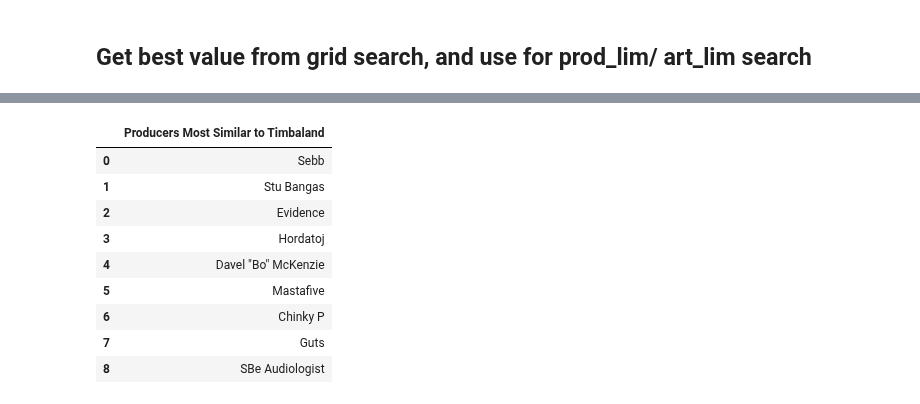
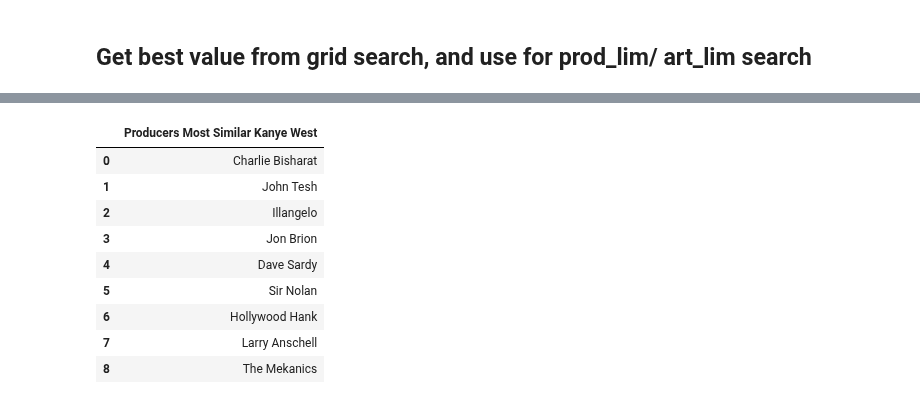
Before and after one commit to Jesse-Kerr/recordmender, a Jupyter notebook: model_present.ipynb, the cells around one changed output, grey strips where cells are left out. Saved outputs shown, nothing was run; the diff lists cells and outputs as text; code cells hidden in the pictures.

```diff
--- a/model_present.ipynb
+++ b/model_present.ipynb
@@ -33,5 +40,5 @@ df = clean_up_mongo_coll(db.main_redo)
 # %% [markdown]
 ## Turn df to utility matrix
 # %%
-user_art = turn_df_to_util_mat(
-    df, 'new_song_producer', 'sampled_artist')
+user_song = turn_df_to_util_mat(
+    df, 'new_song_producer', 'sampled_artist_song')
@@ -50,20 +68,20 @@ best_iters = 45
 # %%
-#Train model on entire dataset to examine its parameters
+# Train model for producer- sampled song utility matrix
 
 # filter so at least 6 samples per producer and at least 1 sample per artist.
-user_art1, _, user_inds_lim, item_inds_lim = filter_dataset_by_requisite_interactions(
-        user_art, user_art, 5, 0)
+user_song_filt, _, _, _ = filter_dataset_by_requisite_interactions(
+        user_song, user_song, 5, 0)
 
 #flip so that its item_user, so that the recommend method works
-artist_user = user_art1.T
+#song_user_filt = user_song_filt.T
 
 model = implicit.als.AlternatingLeastSquares(
         factors=best_factors, iterations=best_iters, regularization= best_lambda)
 
 # train the model on a sparse matrix of item/user/confidence weights
-sparse_art_user = csr_matrix(artist_user)
-model.fit(sparse_art_user)
+sparse_user_song_filt = csr_matrix(user_song_filt)
+model.fit(sparse_user_song_filt)
 
 # calculate predictions
 
-predictions_art_user = model.user_factors.dot(model.item_factors.T).T
+predictions_user_song = model.item_factors.dot(model.user_factors.T)
@@ -70,25 +170,27 @@ predictions_art_user = model.user_factors.dot(model.item_factors.T).T
 # %%
-def get_similar_to_prod(user, n_similar, model, artist_user):
+def get_similar_to_prod(user, n_similar, model, user_item):
 
     # Get index of user
-    index_of_user = artist_user.columns.get_loc(user)
+    index_of_user = user_item.index.get_loc(user)
 
-    similar_users = model.similar_users(index_of_user, N= n_similar)
+    similar_users = model.similar_items(index_of_user, N= n_similar)
 
     similar_user_inds = [sim[0] for sim in similar_users]
 
-    return [artist_user.columns[n] for n in similar_user_inds]
+    return [user_item.index[n] for n in similar_user_inds]
 # %%
-pd.DataFrame(get_similar_to_prod("The Alchemist", 10, model, artist_user)[1:],
-             columns = ['Producers Most Similar to Timbaland'])
+prod = "Kanye West"
+
+pd.DataFrame(get_similar_to_prod(prod, 10, model, user_song_filt)[1:],
+             columns = ['Producers Most Similar {}'.format(prod)])
 # %% [output]
-|  | Producers Most Similar to Timbaland |
-| 0 | Sebb |
-| 1 | Stu Bangas |
-| 2 | Evidence |
-| 3 | Hordatoj |
-| 4 | Davel "Bo" McKenzie |
-| 5 | Mastafive |
-| 6 | Chinky P |
-| 7 | Guts |
-| 8 | SBe Audiologist |
+|  | Producers Most Similar Kanye West |
+| 0 | Charlie Bisharat |
+| 1 | John Tesh |
+| 2 | Illangelo |
+| 3 | Jon Brion |
+| 4 | Dave Sardy |
+| 5 | Sir Nolan |
+| 6 | Hollywood Hank |
+| 7 | Larry Anschell |
+| 8 | The Mekanics |
```
Also changed, not shown: parts of 13 cells of this notebook, 10 other files.
